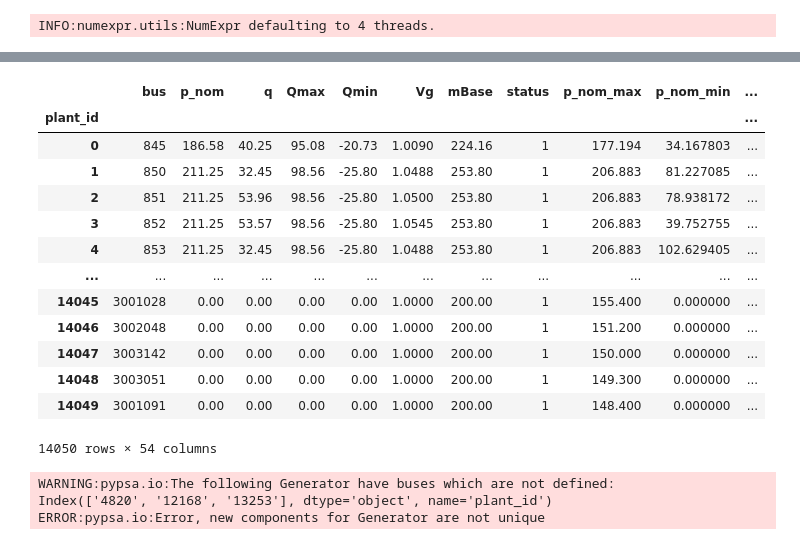
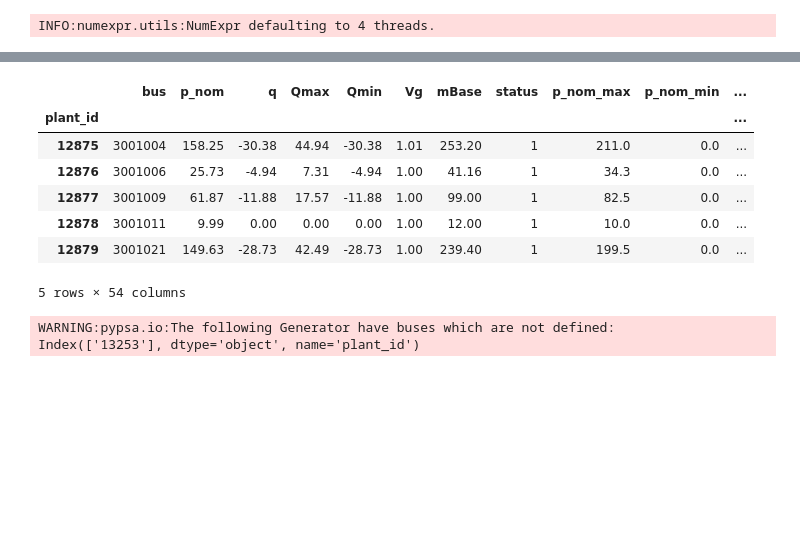
Before and after one commit to eym55/power_grid_sim, a Jupyter notebook: power_grid_etl.ipynb, the cells around one changed output, grey strips where cells are left out. Cells and saved outputs as stored; diff of their text form; code cells hidden in the pictures; blank space fills up the shorter version.

```diff
--- a/power_grid_etl.ipynb
+++ b/power_grid_etl.ipynb
@@ -65,9 +52,9 @@ generators = generators.merge(bus[['bus_id','type']].rename(columns = {'type':'c
 # %%
 def output(row):
     try:
-        return outputs[str(row['plant_id'])]
+        return list(outputs[str(row['plant_id'])])
     except Exception as e:
         return np.nan
 # %%
-generators['output'] = generators.apply(lambda x: output(x), axis=1)
+texas_generators['output'] = texas_generators.apply(lambda x: output(x), axis=1)
 # %%
@@ -75,9 +62,9 @@ pop = generators[generators['output'].isna()].drop(columns = ['output']).nunique
 # %%
-power_as_series = generators['Pg'].apply(lambda x: [x]*8784)
-generators['output'].fillna(power_as_series,inplace=True)
+power_as_series = texas_generators['Pg'].apply(lambda x: [x]*8784)
+texas_generators['output'].fillna(power_as_series,inplace=True)
 # %%
-generators.set_index('plant_id',inplace=True)
-generators['control'] = generators['control'].map({1:'PQ',2:'PV'})
+texas_generators.set_index('plant_id',inplace=True)
+texas_generators['control'] = texas_generators['control'].map({1:'PQ',2:'PV'})
 generator_rename = {'bus_id':'bus',
                     'output':'p',
                     'Pg':'p_nom',
@@ -88,30 +75,23 @@ generator_rename = {'bus_id':'bus',
                     'shutdown':'shut_down_cost',
                     'marginal_cost':'c1',
                     'Qg':'q'}
-generators.rename(columns = generator_rename,inplace=True)
+texas_generators.rename(columns = generator_rename,inplace=True)
-# %%
-generators
-# %% [output]
-|  | bus | p_nom | q | Qmax | Qmin | Vg | mBase | status | p_nom_max | p_nom_min | ... |
-| plant_id |  |  |  |  |  |  |  |  |  |  | ... |
-| 0 | 845 | 186.58 | 40.25 | 95.08 | -20.73 | 1.0090 | 224.16 | 1 | 177.194 | 34.167803 | ... |
-| 1 | 850 | 211.25 | 32.45 | 98.56 | -25.80 | 1.0488 | 253.80 | 1 | 206.883 | 81.227085 | ... |
-| 2 | 851 | 211.25 | 53.96 | 98.56 | -25.80 | 1.0500 | 253.80 | 1 | 206.883 | 78.938172 | ... |
-| 3 | 852 | 211.25 | 53.57 | 98.56 | -25.80 | 1.0545 | 253.80 | 1 | 206.883 | 39.752755 | ... |
-| 4 | 853 | 211.25 | 32.45 | 98.56 | -25.80 | 1.0488 | 253.80 | 1 | 206.883 | 102.629405 | ... |
-| ... | ... | ... | ... | ... | ... | ... | ... | ... | ... | ... | ... |
-| 14045 | 3001028 | 0.00 | 0.00 | 0.00 | 0.00 | 1.0000 | 200.00 | 1 | 155.400 | 0.000000 | ... |
-| 14046 | 3002048 | 0.00 | 0.00 | 0.00 | 0.00 | 1.0000 | 200.00 | 1 | 151.200 | 0.000000 | ... |
-| 14047 | 3003142 | 0.00 | 0.00 | 0.00 | 0.00 | 1.0000 | 200.00 | 1 | 150.000 | 0.000000 | ... |
-| 14048 | 3003051 | 0.00 | 0.00 | 0.00 | 0.00 | 1.0000 | 200.00 | 1 | 149.300 | 0.000000 | ... |
-| 14049 | 3001091 | 0.00 | 0.00 | 0.00 | 0.00 | 1.0000 | 200.00 | 1 | 148.400 | 0.000000 | ... |
-14050 rows × 54 columns
+# %%
+texas_generators.head()
+# %% [output]
+|  | bus | p_nom | q | Qmax | Qmin | Vg | mBase | status | p_nom_max | p_nom_min | ... |
+| plant_id |  |  |  |  |  |  |  |  |  |  | ... |
+| 12875 | 3001004 | 158.25 | -30.38 | 44.94 | -30.38 | 1.01 | 253.20 | 1 | 211.0 | 0.0 | ... |
+| 12876 | 3001006 | 25.73 | -4.94 | 7.31 | -4.94 | 1.00 | 41.16 | 1 | 34.3 | 0.0 | ... |
+| 12877 | 3001009 | 61.87 | -11.88 | 17.57 | -11.88 | 1.00 | 99.00 | 1 | 82.5 | 0.0 | ... |
+| 12878 | 3001011 | 9.99 | 0.00 | 0.00 | 0.00 | 1.00 | 12.00 | 1 | 10.0 | 0.0 | ... |
+| 12879 | 3001021 | 149.63 | -28.73 | 42.49 | -28.73 | 1.00 | 239.40 | 1 | 199.5 | 0.0 | ... |
+5 rows × 54 columns
 # %%
-network.import_components_from_dataframe(generators,"Generator")
+network.import_components_from_dataframe(texas_generators.drop(columns=['p']),"Generator")
 # %% [output]
 WARNING:pypsa.io:The following Generator have buses which are not defined:
-Index(['4820', '12168', '13253'], dtype='object', name='plant_id')
-ERROR:pypsa.io:Error, new components for Generator are not unique
+Index(['13253'], dtype='object', name='plant_id')
 # %%
 network.generators
 # %% [output]
```
Also changed, not shown: parts of 14 cells of this notebook.
